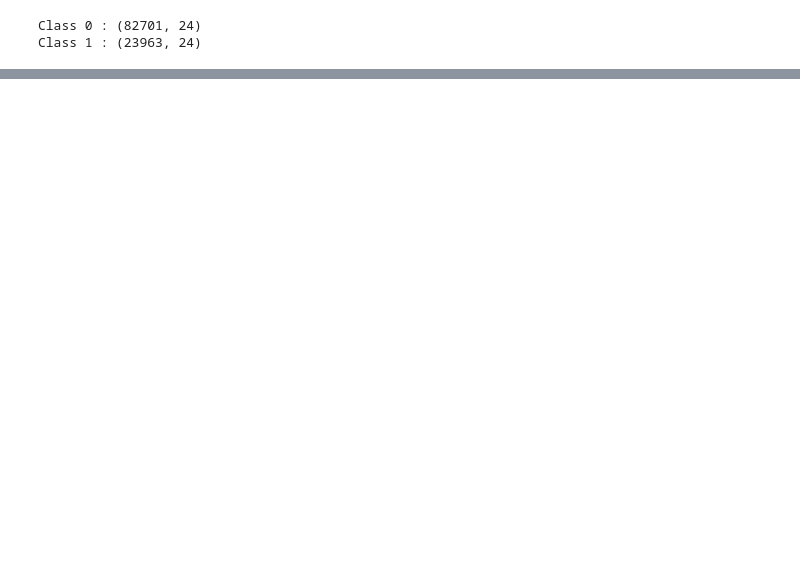
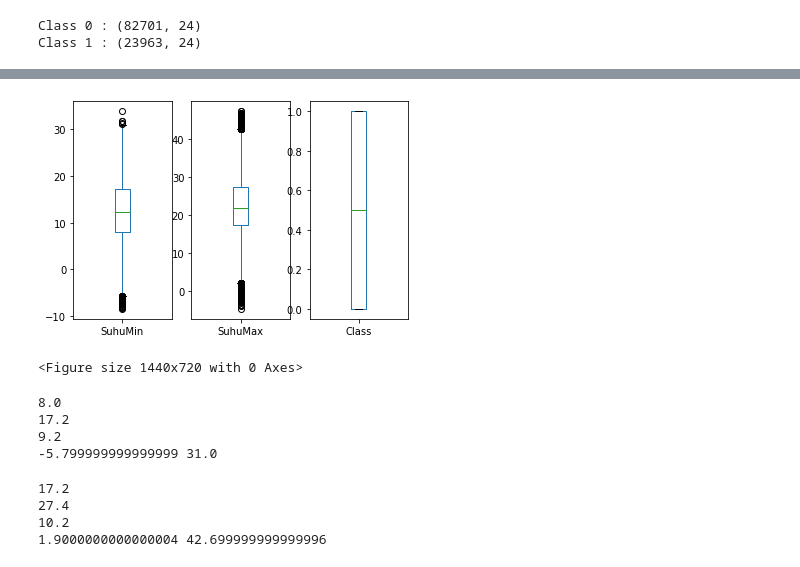
Before and after one commit to marcellorasel/Machine-Learning-Classification-Salju, a Jupyter notebook: TUBES_CLASSIFICATION.ipynb, the cells around one changed output, grey strips where cells are left out. Saved outputs shown, nothing was run; the diff lists cells and outputs as text; code cells hidden in the pictures; blank space fills up the shorter version.

```diff
--- a/TUBES_CLASSIFICATION.ipynb
+++ b/TUBES_CLASSIFICATION.ipynb
@@ -123,0 +145,17 @@ salju_train_sampling = salju_train_sampling.fillna(salju_train_sampling.mode().i
+# %%
+# Menentukan Fitur Categorical
+import sklearn as sk
+from sklearn.preprocessing import LabelEncoder
+numerics = ['int8', 'int16', 'int32', 'int64', 'float16', 'float32', 'float64']
+categorical_columns = []
+features = salju_train_sampling.columns.values.tolist()
+for col in features:
+    if salju_train_sampling[col].dtype in numerics: continue
+    categorical_columns.append(col)
+
+# Encoding Fitur Categorical
+for col in categorical_columns:
+    if col in salju_train_sampling.columns:
+        enco = LabelEncoder()
+        enco.fit(list(salju_train_sampling[col].astype(str).values))
+        salju_train_sampling[col] = enco.transform(list(salju_train_sampling[col].astype(str).values))
@@ -123,0 +171,28 @@ salju_train_sampling = salju_train_sampling.fillna(salju_train_sampling.mode().i
+# %%
+# Mengecek Outliers
+f,axes = plt.subplots(1,3)
+plt.figure(figsize=(20,10))
+salju_train_sampling['SuhuMin'].plot(kind='box',ax=axes[0])
+salju_train_sampling['SuhuMax'].plot(kind='box',ax=axes[1])
+salju_train_sampling['Class'].plot(kind='box',ax=axes[2])
+
+plt.show()
+# %% [output]
+[figure, added]
+<Figure size 1440x720 with 0 Axes>
+# %%
+#Metode IQR untuk SuhuMin
+Q1=salju_train_sampling['SuhuMin'].quantile(0.25)
+Q3=salju_train_sampling['SuhuMin'].quantile(0.75)
+IQR=Q3-Q1
+print(Q1)
+print(Q3)
+print(IQR)
+Lower_Whisker = Q1-1.5*IQR
+Upper_Whisker = Q3+1.5*IQR
+print(Lower_Whisker, Upper_Whisker)
+# %% [output]
+8.0
+17.2
+9.2
+-5.799999999999999 31.0
@@ -123,0 +202,16 @@ salju_train_sampling = salju_train_sampling.fillna(salju_train_sampling.mode().i
+# %%
+#Metode IQR untuk SuhuMax
+Q1=salju_train_sampling['SuhuMax'].quantile(0.25)
+Q3=salju_train_sampling['SuhuMax'].quantile(0.75)
+IQR=Q3-Q1
+print(Q1)
+print(Q3)
+print(IQR)
+Lower_Whisker = Q1-1.5*IQR
+Upper_Whisker = Q3+1.5*IQR
+print(Lower_Whisker, Upper_Whisker)
+# %% [output]
+17.2
+27.4
+10.2
+1.9000000000000004 42.699999999999996
```
Also changed, not shown: parts of 12 cells of this notebook.
